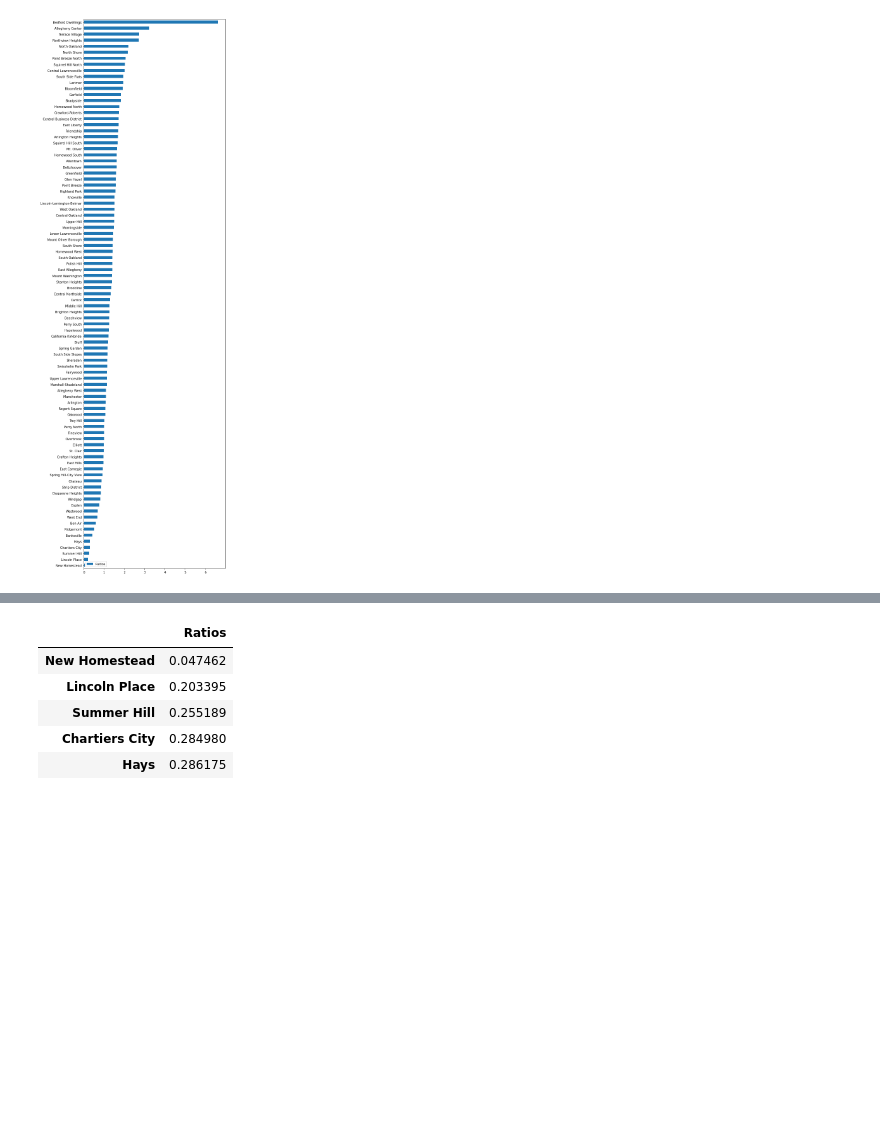
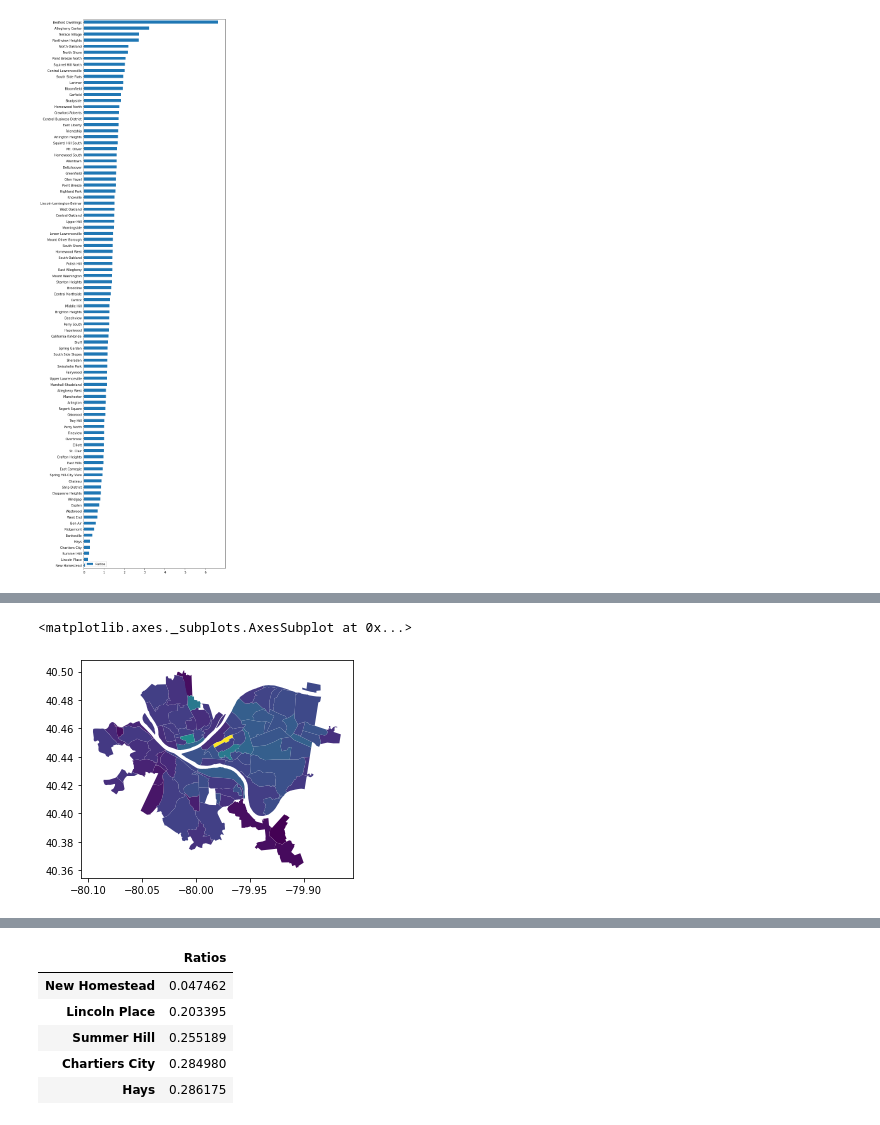
Before and after one commit to tahmad4/big-ideas-final-project-group-39, a Jupyter notebook: taha_sidewalk_ratio.ipynb, the cells around one changed output, grey strips where cells are left out. Cells and saved outputs as stored; diff of their text form; code cells hidden in the pictures; blank space fills up the shorter version.

```diff
--- a/taha_sidewalk_ratio.ipynb
+++ b/taha_sidewalk_ratio.ipynb
@@ -83,0 +91,3 @@ ratios_df.plot(kind="barh", figsize=(8, 32))
+# %%
+ratio_map = neighborhoods.merge(ratios_df, right_index=True, left_on='hood')
+ratio_map[['hood','Ratios','geometry']].head()
@@ -83,0 +101,5 @@ ratios_df.plot(kind="barh", figsize=(8, 32))
+# %%
+ratio_map.plot(column='Ratios')
+# %% [output]
+<matplotlib.axes._subplots.AxesSubplot at 0x...>
+[figure, added]
```
Also changed, not shown: parts of 4 cells of this notebook, 5 other files.
